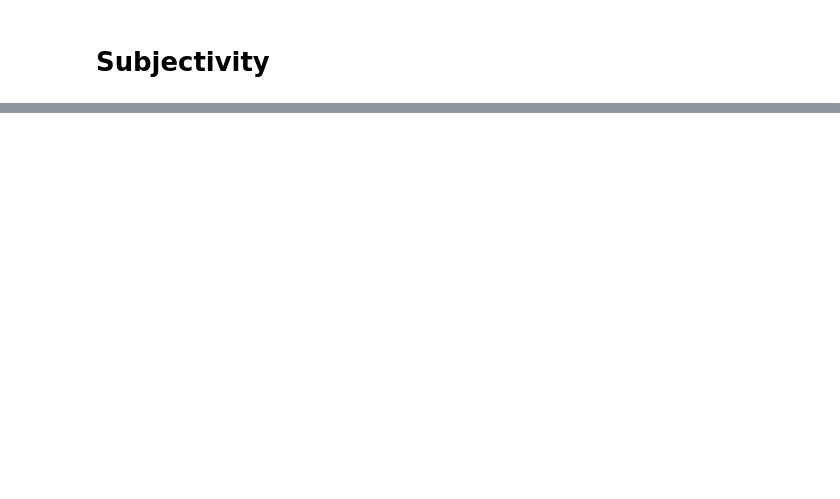
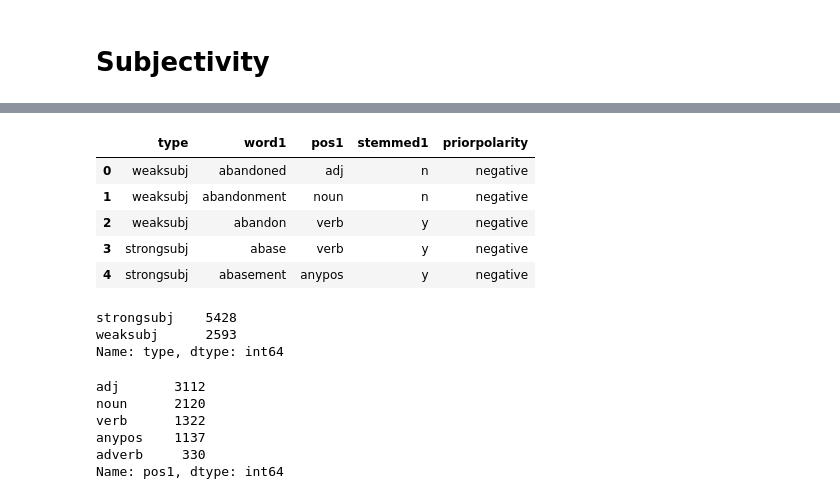
Before and after one commit to sba22224/Capstone_SBA22224, a Jupyter notebook: Code_Notebooks/Text based sarcasm detection work.ipynb, the cells around one changed output, grey strips where cells are left out. Saved outputs shown, nothing was run; the diff lists cells and outputs as text; code cells hidden in the pictures; blank space fills up the shorter version.

```diff
--- a/Code_Notebooks/Text based sarcasm detection work.ipynb
+++ b/Code_Notebooks/Text based sarcasm detection work.ipynb
@@ -764,0 +808,27 @@ df.head()
+# %%
+#Remove len as it provides no information
+subj_lexicon = subj_lexicon.drop(columns=['len'])
+subj_lexicon.head()
+# %% [output]
+|  | type | word1 | pos1 | stemmed1 | priorpolarity |
+| 0 | weaksubj | abandoned | adj | n | negative |
+| 1 | weaksubj | abandonment | noun | n | negative |
+| 2 | weaksubj | abandon | verb | y | negative |
+| 3 | strongsubj | abase | verb | y | negative |
+| 4 | strongsubj | abasement | anypos | y | negative |
+# %%
+subj_lexicon['type'].value_counts()
+# %% [output]
+strongsubj    5428
+weaksubj      2593
+Name: type, dtype: int64
+# %%
+subj_lexicon['pos1'].value_counts()
+#Not aligned with the POS tags in the main df
+# %% [output]
+adj       3112
+noun      2120
+verb      1322
+anypos    1137
+adverb     330
+Name: pos1, dtype: int64
```
Also changed, not shown: parts of 13 cells of this notebook.
